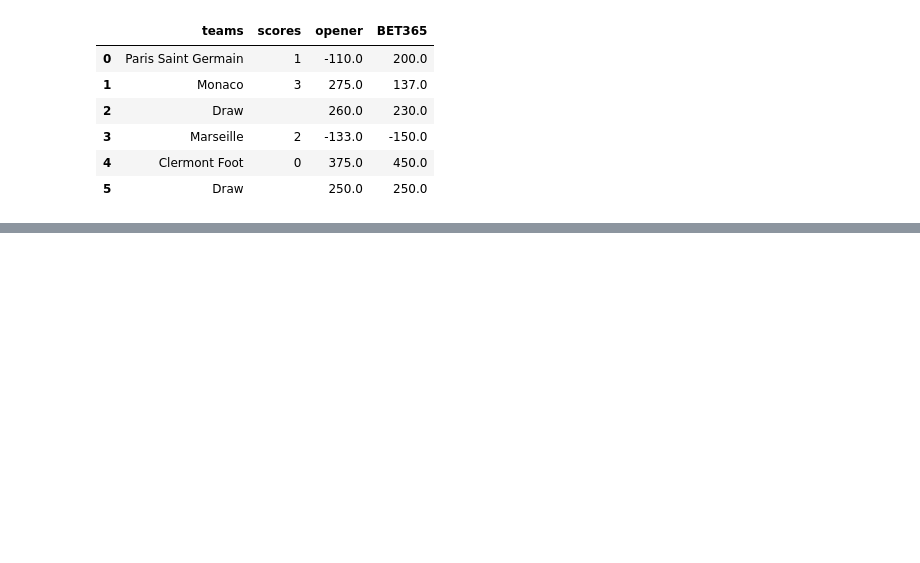
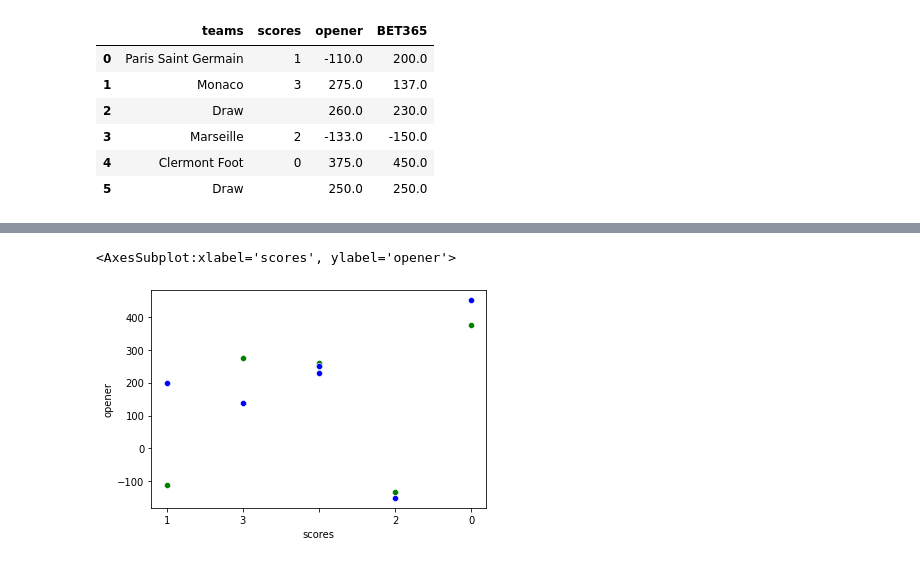
Before and after one commit to randolphmevaa/Soccer_Betting, a Jupyter notebook: betting_strategy.ipynb, the cells around one changed output, grey strips where cells are left out. Saved outputs shown, nothing was run; the diff lists cells and outputs as text; code cells hidden in the pictures; blank space fills up the shorter version.

```diff
--- a/betting_strategy.ipynb
+++ b/betting_strategy.ipynb
@@ -24,0 +27,12 @@ The history saving thread hit an unexpected error (OperationalError('database or
+# %%
+x_col= odds.BET365
+y_col = odds.scores
+
+x1_col= odds.opener
+y1_col = odds.scores
+
+sns.scatterplot(y=x1_col,x=y1_col,data=odds.BET365,color='green')
+sns.scatterplot(y=x_col,x=y_col,data=odds.BET365,color='blue')
+# %% [output]
+<AxesSubplot:xlabel='scores', ylabel='opener'>
+[figure, added]
```
Also changed, not shown: parts of 21 cells of this notebook.
